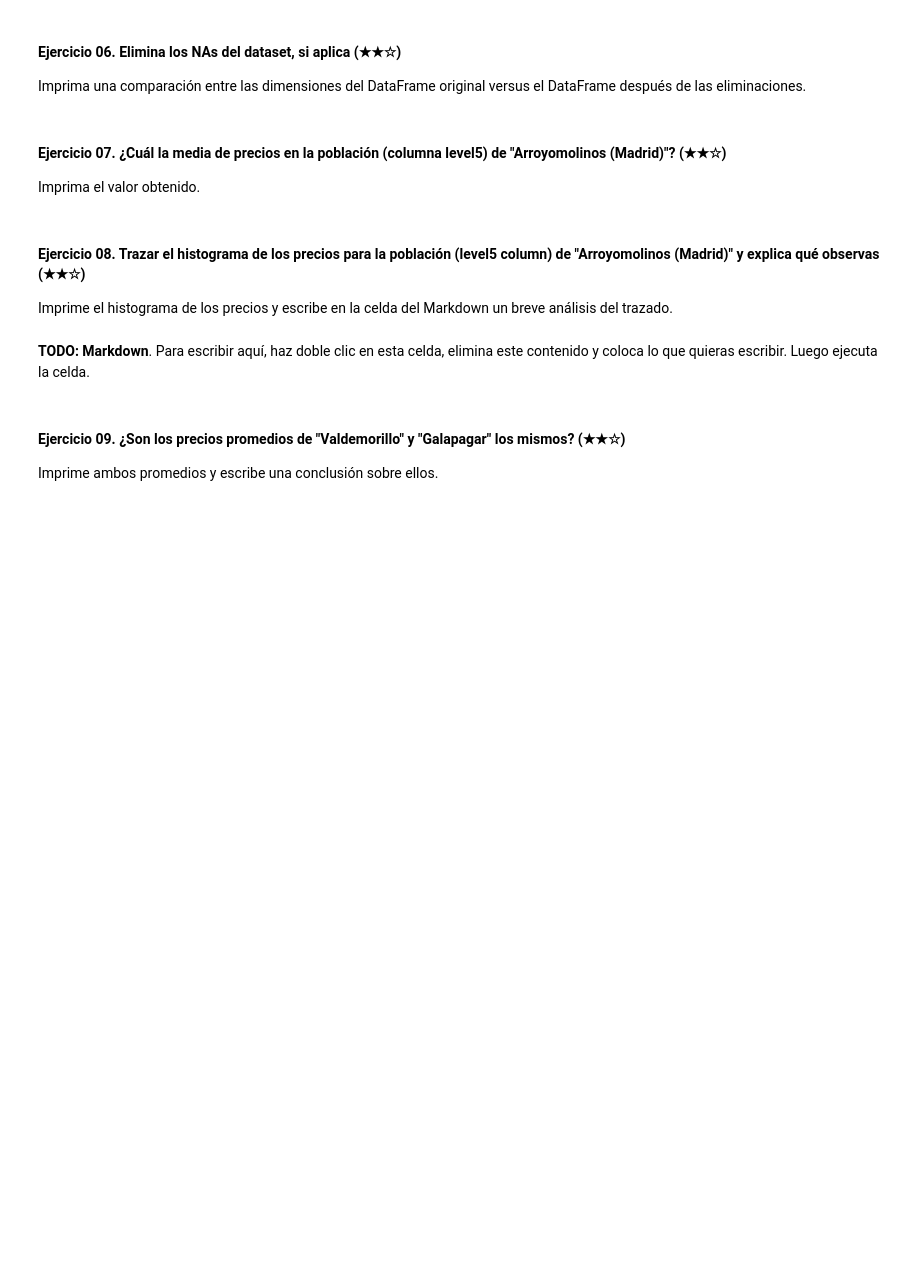
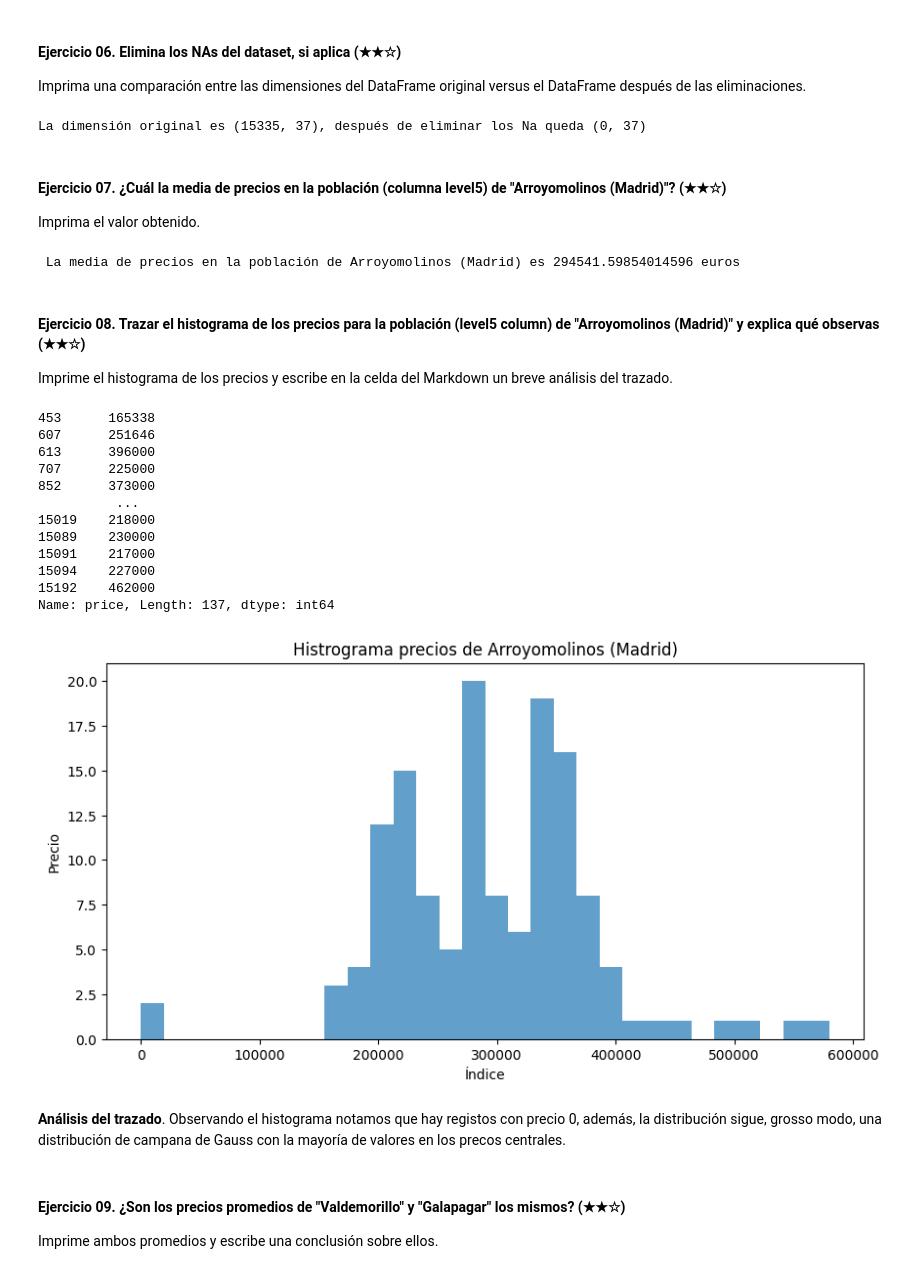
Before and after one commit to 4GeeksAcademy/realestate-datacleanup-exercise, a Jupyter notebook: project.es.ipynb, the cells around one changed output. Saved outputs shown, nothing was run; the diff lists cells and outputs as text; code cells hidden in the pictures; blank space fills up the shorter version.

```diff
--- a/project.es.ipynb
+++ b/project.es.ipynb
@@ -153,21 +168,78 @@ Imprima un booleano (`True` o `False`) seguido de la fila/columna que contiene e
 
 Imprima una comparación entre las dimensiones del DataFrame original versus el DataFrame después de las eliminaciones.
 # %%
-# TODO
+import pandas as pd
+
+
+df = pd.read_csv('assets/real_estate.csv', sep=';')
+
+
+df_sin_na = df.dropna()
+
+
+print(f"La dimensión original es {df.shape}, después de eliminar los Na queda {df_sin_na.shape}")
+# Al quitar los na con dropna() se están quitando la fila entera en cuanto se encuentra un na
+# y hay 1 o 2 columnas que tienen todo na por lo que se están borrando todos los resgistros
+# %% [output]
+La dimensión original es (15335, 37), después de eliminar los Na queda (0, 37)
 # %% [markdown]
 #### Ejercicio 07. ¿Cuál la media de precios en la población (columna level5) de "Arroyomolinos (Madrid)"? (★★☆)
 
 Imprima el valor obtenido.
 # %%
-# TODO
+import pandas as pd
+
+df = pd.read_csv('assets/real_estate.csv', sep=';')
+
+media_precios = df.groupby('level5')['price'].mean()
+
+# print(media_precios)
+
+
+media_arroyo = media_precios.loc['Arroyomolinos (Madrid)']
+print(f" La media de precios en la población de Arroyomolinos (Madrid) es {media_arroyo} euros")
+# %% [output]
+ La media de precios en la población de Arroyomolinos (Madrid) es 294541.59854014596 euros
 # %% [markdown]
 #### Ejercicio 08. Trazar el histograma de los precios para la población (level5 column) de "Arroyomolinos (Madrid)" y explica qué observas (★★☆)
 
 Imprime el histograma de los precios y escribe en la celda del Markdown un breve análisis del trazado.
 # %%
-# TODO: Code
+import pandas as pd
+import matplotlib.pyplot as plt
+
+df = pd.read_csv('assets/real_estate.csv', sep=';')
+
+data_arroyo = df.loc[df['level5'] =='Arroyomolinos (Madrid)']
+
+precios_arroyo = data_arroyo['price']
+print(precios_arroyo)
+
+plt.figure(figsize = (10, 5))
+
+plt.hist(precios_arroyo, bins = 30, alpha = 0.7)
+
+plt.title('Histrograma precios de Arroyomolinos (Madrid)')
+plt.xlabel('Precio')
+plt.ylabel('')
+plt.show()
+# %% [output]
+453      165338
+607      251646
+613      396000
+707      225000
+852      373000
+          ...
+15019    218000
+15089    230000
+15091    217000
+15094    227000
+15192    462000
+Name: price, Length: 137, dtype: int64
+[figure, added]
 # %% [markdown]
-**TODO: Markdown**. Para escribir aquí, haz doble clic en esta celda, elimina este contenido y coloca lo que quieras escribir. Luego ejecuta la celda.
+**Análisis del trazado**. Observando el histograma notamos que hay registos con precio 0, además, la distribución sigue, grosso modo, una distribución de campana de Gauss
+con la mayoría de valores en los precos centrales.
 # %% [markdown]
 #### Ejercicio 09. ¿Son los precios promedios de "Valdemorillo" y "Galapagar" los mismos? (★★☆)
 
```
Also changed, not shown: parts of 5 cells of this notebook.
